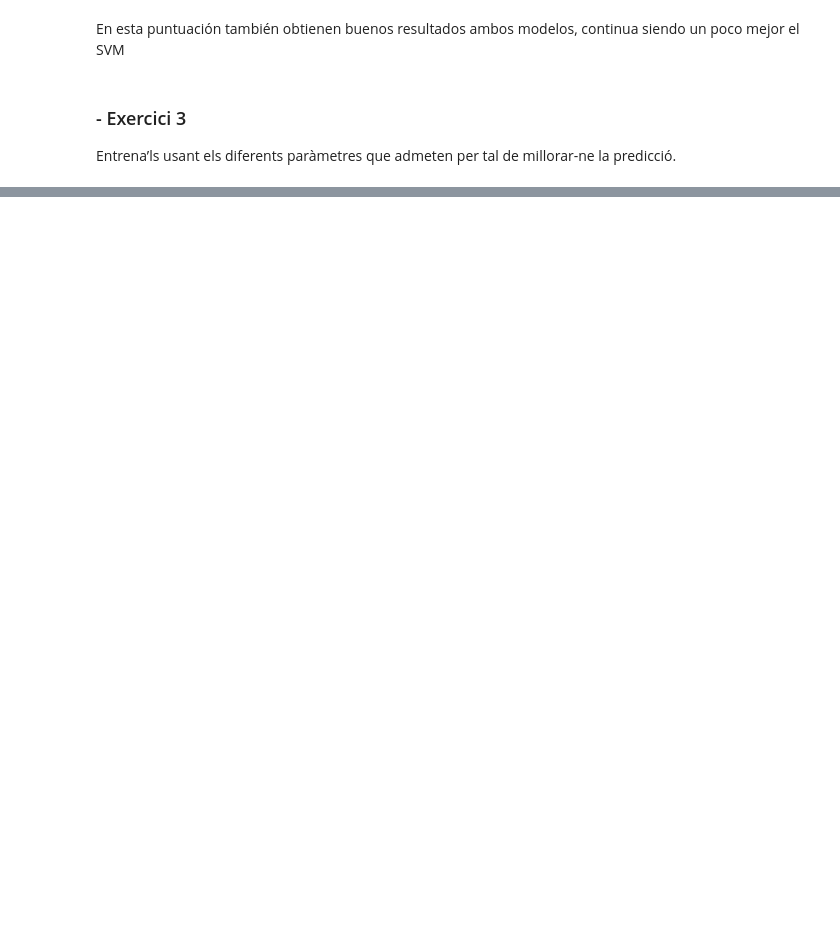
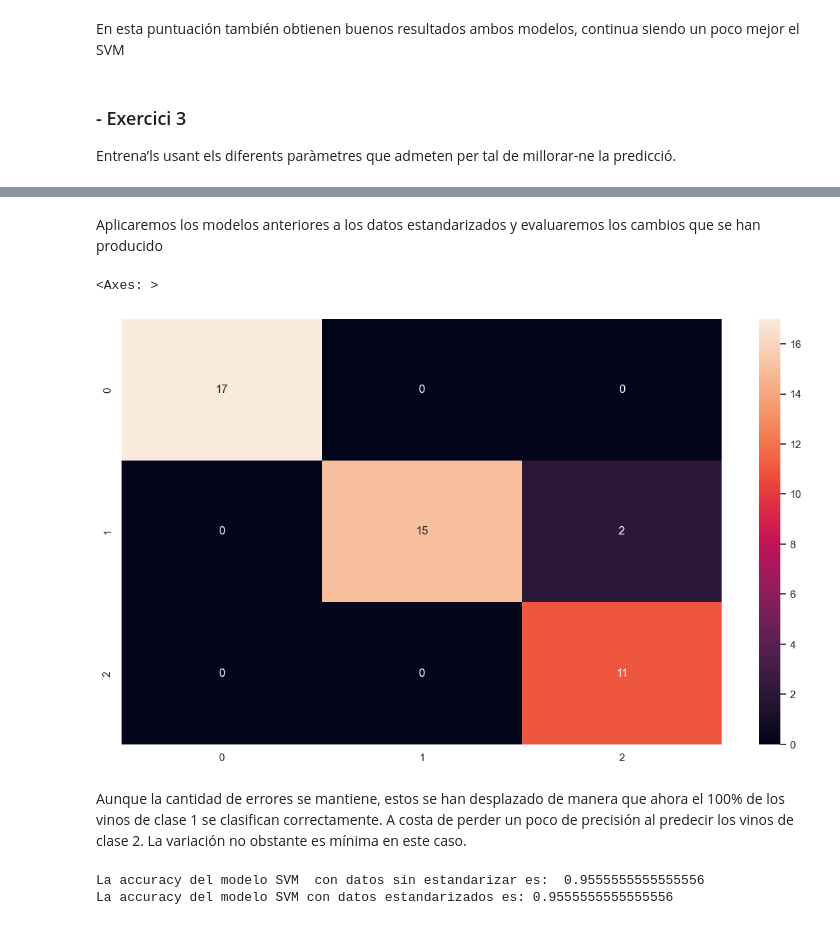
Before and after one commit to maribelseara/ML_classification, a Jupyter notebook: ml_classification.ipynb, the cells around one changed output, grey strips where cells are left out. Cells and saved outputs as stored; diff of their text form; code cells hidden in the pictures; blank space fills up the shorter version.

```diff
--- a/ml_classification.ipynb
+++ b/ml_classification.ipynb
@@ -322,0 +444,3 @@ Entrena’ls usant els diferents paràmetres que admeten per tal de millorar-ne
+# %%
+cols_gausianas=gaussian_list(X)
+print("Las variables con distribución gausiana son", lista_gausianas)
@@ -322,0 +451,3 @@ Entrena’ls usant els diferents paràmetres que admeten per tal de millorar-ne
+# %%
+cols_outliers=['Malic a.', 'Proanthocyanins', 'Hue', 'Magnesium', 'Proline', 'Col. intensity']
+cols_no_outliers=['Total phenols', 'Flavanoids', 'Nonfl. phenols', 'OD', 'Alcohol']
@@ -322,0 +456,15 @@ Entrena’ls usant els diferents paràmetres que admeten per tal de millorar-ne
+# %%
+X_train_es=X_train.copy()
+X_test_es=X_test.copy()
+
+rscaler=RobustScaler().fit(X_train_es[cols_outliers])
+X_train_es[cols_outliers]=rscaler.transform(X_train_es[cols_outliers])
+X_test_es[cols_outliers]=rscaler.transform(X_test[cols_outliers])
+
+mscaler=MinMaxScaler().fit(X_train_es[cols_no_outliers])
+X_train_es[cols_no_outliers]=mscaler.transform(X_train_es[cols_no_outliers])
+X_test_es[cols_no_outliers]=mscaler.transform(X_test_es[cols_no_outliers])
+
+sscaler=StandardScaler().fit(X_train_es[cols_gausianas])
+X_train_es[cols_gausianas]=sscaler.transform(X_train_es[cols_gausianas])
+X_test_es[cols_gausianas]=sscaler.transform(X_test_es[cols_gausianas])
@@ -322,0 +497,21 @@ Entrena’ls usant els diferents paràmetres que admeten per tal de millorar-ne
+# %% [markdown]
+Aplicaremos los modelos anteriores a los datos estandarizados y evaluaremos los cambios que se han producido
+# %%
+clf_svm_es = svm.SVC(kernel='linear')
+clf_svm_es.fit(X_train_es, y_train)
+y_pred_svm_es = clf_svm_es.predict(X_test_es)
+# %%
+cm_svm_es=confusion_matrix(y_test, y_pred_svm_es, labels=clf_svm_es.classes_)
+sns.heatmap(cm_svm_es, annot=True)
+# %% [output]
+<Axes: >
+[figure, added]
+# %% [markdown]
+Aunque la cantidad de errores se mantiene, estos se han desplazado de manera que ahora el 100% de los vinos de clase 1 se clasifican correctamente. A costa de perder un poco de precisión al predecir los vinos de clase 2. La variación no obstante es mínima en este caso.
+# %%
+acc_score_svm_es=accuracy_score(y_test, y_pred_svm_es)
+print("La accuracy del modelo SVM  con datos sin estandarizar es: ", acc_score_svm)
+print("La accuracy del modelo SVM con datos estandarizados es:", acc_score_svm_es)
+# %% [output]
+La accuracy del modelo SVM  con datos sin estandarizar es:  0.9555555555555556
+La accuracy del modelo SVM con datos estandarizados es: 0.9555555555555556
```
Also changed, not shown: parts of 40 cells of this notebook.
